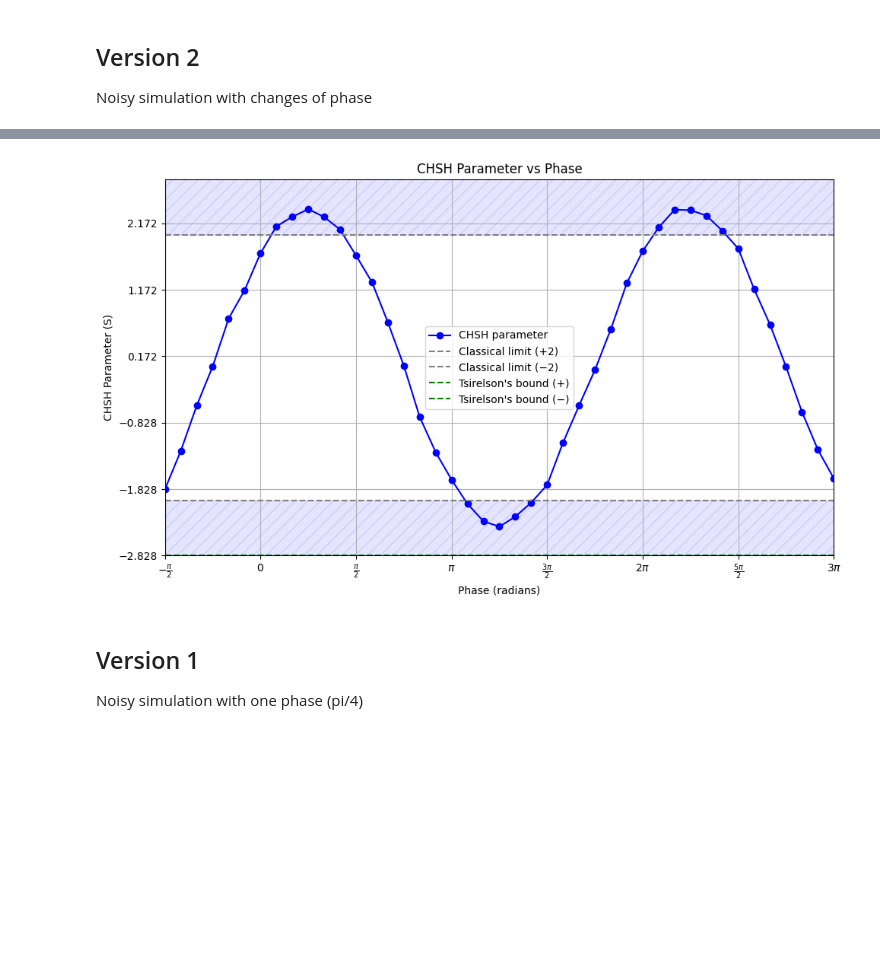
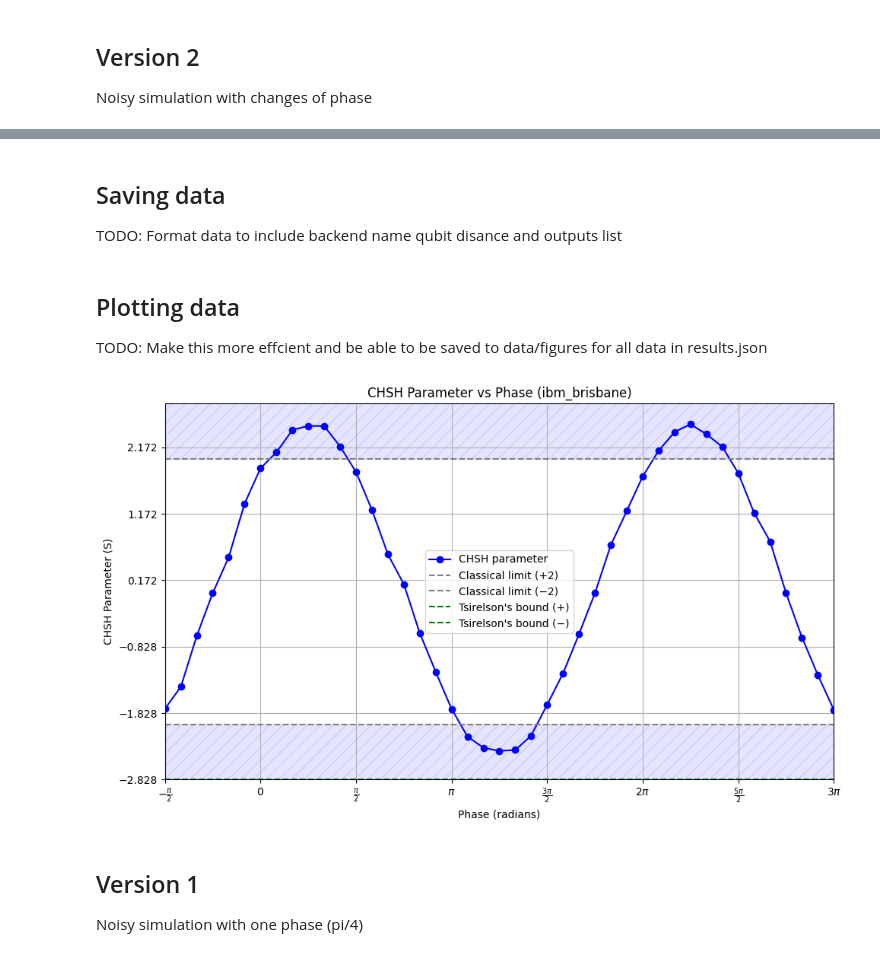
Before and after one commit to MarkAppprogrammer/CHSH-Ineq, a Jupyter notebook: code/nisq-entaglment/code.ipynb, the cells around one changed output, grey strips where cells are left out. Saved outputs shown, nothing was run; the diff lists cells and outputs as text; code cells hidden in the pictures; blank space fills up the shorter version.

Commit message:
made prelim data struct

```diff
--- a/code/nisq-entaglment/code.ipynb
+++ b/code/nisq-entaglment/code.ipynb
@@ -89,7 +94,7 @@ metadata = []
 for phase in phases:
     for x_in in [0, 1]:
         for y_in in [0, 1]:
-            circuits.append(gen_chsh(x_in, y_in, num_qubits=6, phase=phase))
+            circuits.append(gen_chsh(x_in, y_in, num_qubits=distance, phase=phase))
             metadata.append({
                 'phase': phase,
                 'x_in': x_in,
@@ -102,8 +107,9 @@ Noisy simulation with changes of phase
 from qiskit_ibm_runtime import QiskitRuntimeService
 from qiskit_aer.noise import NoiseModel
 
+backend_name = "ibm_brisbane"
 service = QiskitRuntimeService()
-backend = service.backend("ibm_brisbane")
+backend = service.backend(backend_name)
 noise_model = NoiseModel.from_backend(backend)
 SHOTS = 1024
 # %%
@@ -111,7 +117,7 @@ from qiskit_aer import AerSimulator
 from qiskit import transpile
 
 simulator = AerSimulator(noise_model=noise_model)
-transpiled_circuits = [transpile(circ, simulator) for circ in circuits]
+transpiled_circuits = [transpile(circ, simulator, optimization_level=3) for circ in circuits]
 
 results = simulator.run(transpiled_circuits, shots=SHOTS).result()
 counts_list = [results.get_counts(i) for i in range(len(transpiled_circuits))]
@@ -166,3 +172,22 @@ Phase=9.4248 | E(1,1) = 0.0078
+# %% [markdown]
+## Saving data
+TODO: Format data to include backend name qubit disance and outputs list
+# %%
+import json
+
+results = [
+    {
+        "backend": backend_name,
+        "qubit_distance": distance,
+        "data": outputs
+    }
+]
+
+with open("data/results.json", "w") as f:
+    json.dump(results, f, indent=4)
+# %% [markdown]
+## Plotting data
+TODO: Make this more effcient and be able to be saved to data/figures for all data in results.json
 # %%
 import matplotlib.pyplot as plt
 import numpy as np
@@ -170,35 +195,35 @@ import numpy as np
 phases_extracted, S_extracted = zip(*outputs)
 
 plt.figure(figsize=(10, 6))
 plt.plot(phases_extracted, S_extracted, marker='o', linestyle='-', color='blue', label='CHSH parameter')
 
 plt.xlim(-np.pi/2, 3*np.pi)
 plt.ylim(-2*np.sqrt(2), 2*np.sqrt(2))
 
 xticks = np.arange(-np.pi/2, 3*np.pi + 0.1, np.pi/2)
 xtick_labels = [r"$-\frac{\pi}{2}$", r"$0$", r"$\frac{\pi}{2}$", r"$\pi$", r"$\frac{3\pi}{2}$", r"$2\pi$", r"$\frac{5\pi}{2}$", r"$3\pi$"]
 plt.xticks(xticks, xtick_labels)
 
 yticks = np.arange(-2*np.sqrt(2), 2*np.sqrt(2) + 0.1, 1)
 plt.yticks(yticks)
 
 plt.axhspan(2, 2*np.sqrt(2), facecolor='blue', alpha=0.1, hatch='//', edgecolor='blue')
 plt.axhspan(-2*np.sqrt(2), -2, facecolor='blue', alpha=0.1, hatch='//', edgecolor='blue')
 
 plt.axhline(y=2, color='gray', linestyle='--', label='Classical limit (+2)')
 plt.axhline(y=-2, color='gray', linestyle='--', label='Classical limit (−2)')
 plt.axhline(y=2*np.sqrt(2), color='green', linestyle='--', label="Tsirelson's bound (+)")
 plt.axhline(y=-2*np.sqrt(2), color='green', linestyle='--', label="Tsirelson's bound (−)")
 
-plt.title("CHSH Parameter vs Phase")
+plt.title(f"CHSH Parameter vs Phase ({backend_name})")
 plt.xlabel("Phase (radians)")
 plt.ylabel("CHSH Parameter (S)")
 plt.grid(True)
 plt.legend()
 plt.tight_layout()
 plt.show()
 # %% [output]
-[figure, old version]
+[figure, new version]
 # %% [markdown]
 ## Version 1
 Noisy simulation with one phase (pi/4)
```
Also changed, not shown: parts of 3 cells of this notebook, 4 other files.
